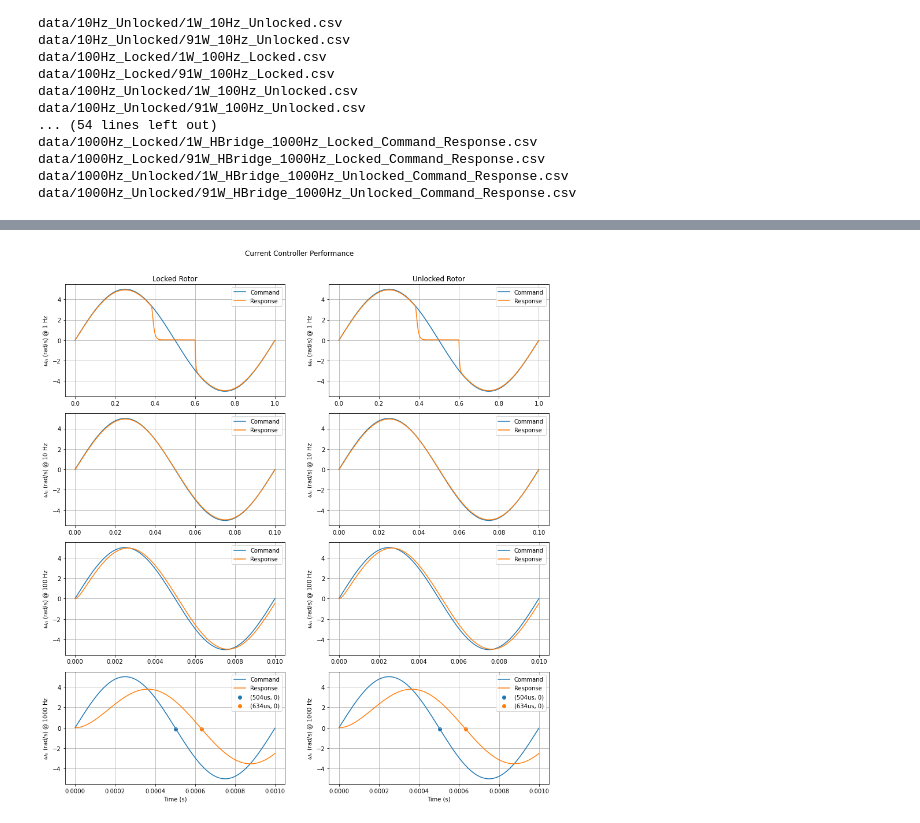
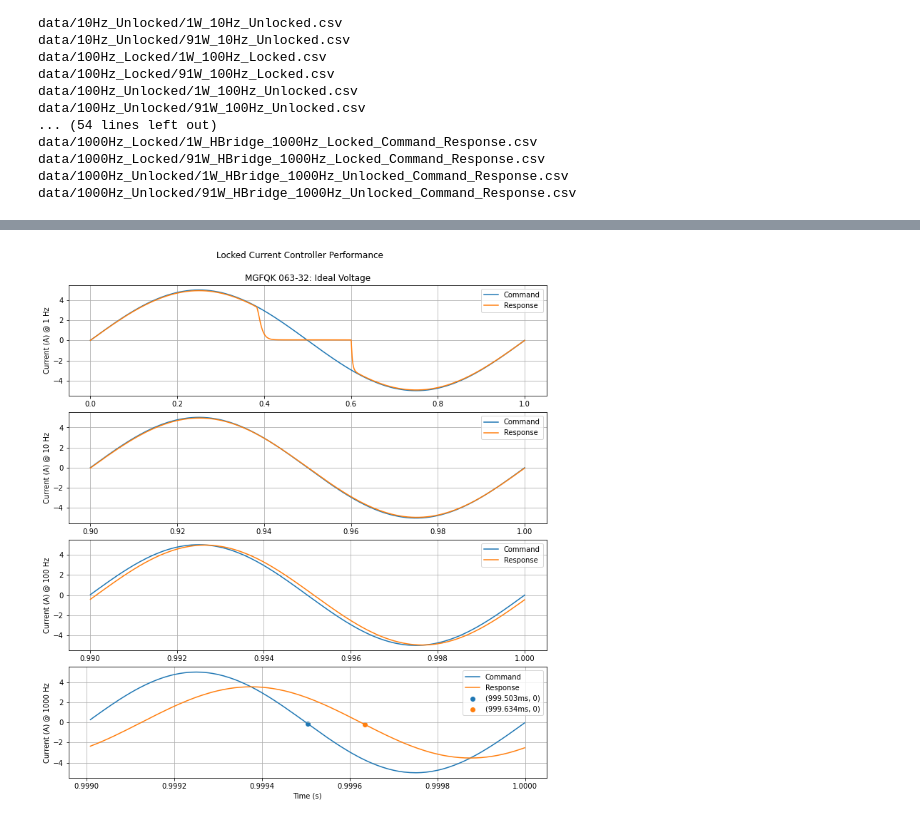
Before and after one commit to kegedy/UWEE560, a Jupyter notebook: hw/kevin/hw02/HW02_KevinEgedy.ipynb, the cells around one changed output, grey strips where cells are left out. Saved outputs shown, nothing was run; the diff lists cells and outputs as text; code cells hidden in the pictures.

```diff
--- a/hw/kevin/hw02/HW02_KevinEgedy.ipynb
+++ b/hw/kevin/hw02/HW02_KevinEgedy.ipynb
@@ -248,17 +222,0 @@ Ra1/(Ke1*Kt1)
-# %%
-# Roots Scypi
-# Include damping and armature inductance!
-num1 = [K]
-den1 = [J1*La1, La1*b1+J1*Ra1, K**2+b1*Ra1]
-tf1 = signal.TransferFunction(num1, den1)
-tf1.poles
-
-# Without damping and armature inductance
-# simple model
-num1_s = [1/(K*TauE*TauM)]
-den1_s = [1, (1/TauE), 1/(TauE*TauM)]
-tf1_s = signal.TransferFunction(num1_s, den1_s)
-tf1_s.poles
-
-T = np.linspace(0,0.25,1000)
-t1, y1 = signal.step2(tf1,T=T)
@@ -822,27 +824,27 @@ plt.show();
 # %%
-fig,axs = plt.subplots(4,2,figsize=(15,15))
+fig,axs = plt.subplots(4,1,figsize=(12,12))
 plt.subplots_adjust(top=0.925,hspace=0.15)
-
 command = None
 response = None
+state = 'Locked'
+motor = '1W'
+voltage = 'Ideal Voltage'
 
-# IDEAL VOLTAGE
-locked_1W = [col for col in comm_resp.keys() if col.find('Locked')>=0 and col.find('1W',0,2)>=0]
-for i,u in enumerate(locked_1W):
+dfs = [col for col in comm_resp.keys() if col.find(state)>=0 and col.find(motor,0,2)>=0]
+print(dfs)
+for i,u in enumerate(dfs):
     df = comm_resp[u]
-    df = df[df['Time']<1/(10**i)]
+    df = df[(df['Time']>1-1/(10**i)) & (df['Time']<1)]
     response = [col for col in df.columns if col.find('current')>=0][0]
+    print(df[response].max())
     command = [col for col in df.columns if col.find('Sine Wave')>=0][0]
-    axs[i,0].plot(df['Time'],df[command],label=f'Command')
-    axs[i,0].plot(df['Time'],df[response],label=f'Response')
+    axs[i].plot(df['Time'],df[command],label=f'Command')
+    axs[i].plot(df['Time'],df[response],label=f'Response')
     label = re.findall('.*_([0-9]+).*',u)[0]
-    #axs[i,0].set_title(f'MGFQK 063-32; Voltage: Ideal; Load Torque: 0 Nm')
-    axs[i,0].set_ylabel(f'$\omega_n$ (rad/s) @ {label} Hz')
-    axs[i,0].grid('True')
-    axs[i,0].legend()
+    axs[i].set_ylabel(f'Current (A) @ {label} Hz')
+    axs[i].grid('True')
+    axs[i].legend()
 
-df = comm_resp['1W_1000Hz_Locked']
-df = df[df['Time']<1/(10**3)]
 L = len(df)
 sub = df.iloc[int(L/3):int(2*L/3)]
 T = sub['Time'].to_numpy()
@@ -852,44 +854,12 @@ x1 = T[np.where(Y1<=0)[0][0]]
 y1 = Y1[np.where(Y1<=0)[0][0]]
 x2 = T[np.where(Y2<=0)[0][0]]
 y2 = Y2[np.where(Y2<=0)[0][0]]
-axs[3,0].scatter(x1,y1,label=f'({round(x1*1e6)}us, 0)')
-axs[3,0].scatter(x2,y2,label=f'({round(x2*1e6)}us, 0)')
-axs[3,0].legend()
+axs[3].scatter(x1,y1,label=f'({round(x1*1e3,3)}ms, 0)')
+axs[3].scatter(x2,y2,label=f'({round(x2*1e3,3)}ms, 0)')
+axs[3].legend()
 
-# IDEAL VOLTAGE
-unlocked_1W = [col for col in comm_resp.keys() if col.find('Unlocked')>=0 and col.find('1W',0,2)>=0]
-for i,u in enumerate(unlocked_1W):
-    df = comm_resp[u]
-    df = df[df['Time']<1/(10**i)]
-    response = [col for col in df.columns if col.find('current')>=0][0]
-    command = [col for col in df.columns if col.find('Sine Wave')>=0][0]
-    axs[i,1].plot(df['Time'],df[command],label=f'Command')
-    axs[i,1].plot(df['Time'],df[response],label=f'Response')
-    label = re.findall('.*_([0-9]+).*',u)[0]
-    #axs[i,1].set_title(f'MGFQK 063-32; Voltage: Ideal; Load Torque: 0 Nm')
-    axs[i,1].set_ylabel(f'$\omega_n$ (rad/s) @ {label} Hz')
-    axs[i,1].grid('True')
-    axs[i,1].legend()
-
-df = comm_resp['1W_1000Hz_Unlocked']
-df = df[df['Time']<1/(10**3)]
-L = len(df)
-sub = df.iloc[int(L/3):int(2*L/3)]
-T = sub['Time'].to_numpy()
-Y1 = sub[command].to_numpy()
-Y2 = sub[response].to_numpy()
-x1 = T[np.where(Y1<=0)[0][0]]
-y1 = Y1[np.where(Y1<=0)[0][0]]
-x2 = T[np.where(Y2<=0)[0][0]]
-y2 = Y2[np.where(Y2<=0)[0][0]]
-axs[3,1].scatter(x1,y1,label=f'({round(x1*1e6)}us, 0)')
-axs[3,1].scatter(x2,y2,label=f'({round(x2*1e6)}us, 0)')
-axs[3,1].legend()
-
-axs[0,0].set_title('Locked Rotor')
-axs[0,1].set_title('Unlocked Rotor')
-axs[3,0].set_xlabel('Time (s)')
-axs[3,1].set_xlabel('Time (s)')
-plt.suptitle(r'Current Controller Performance')
+axs[0].set_title(f'{motors[motor]}: {voltage}')
+axs[3].set_xlabel('Time (s)')
+plt.suptitle(f'{state} Current Controller Performance')
 plt.show();
 # %% [output]
@@ -896 +871 @@ plt.show();
-[figure, old version]
+[figure, new version]
```
Also changed, not shown: parts of 28 cells of this notebook, 2 other files.
